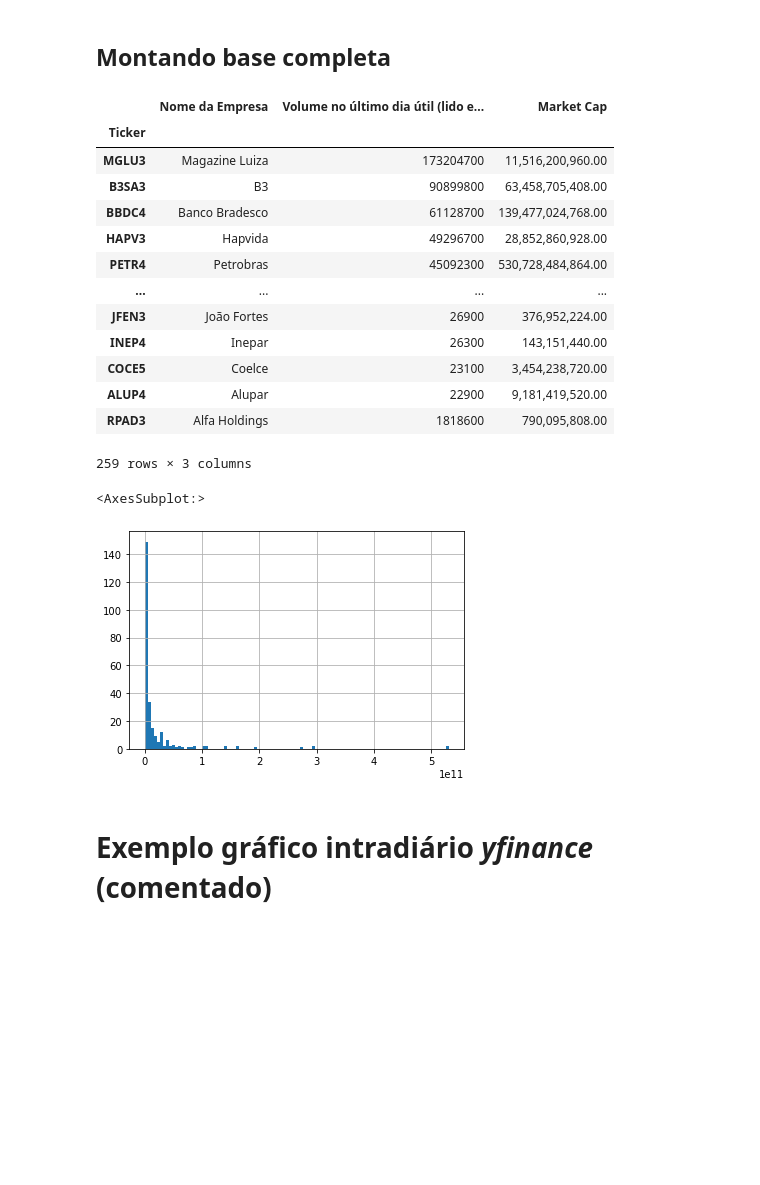
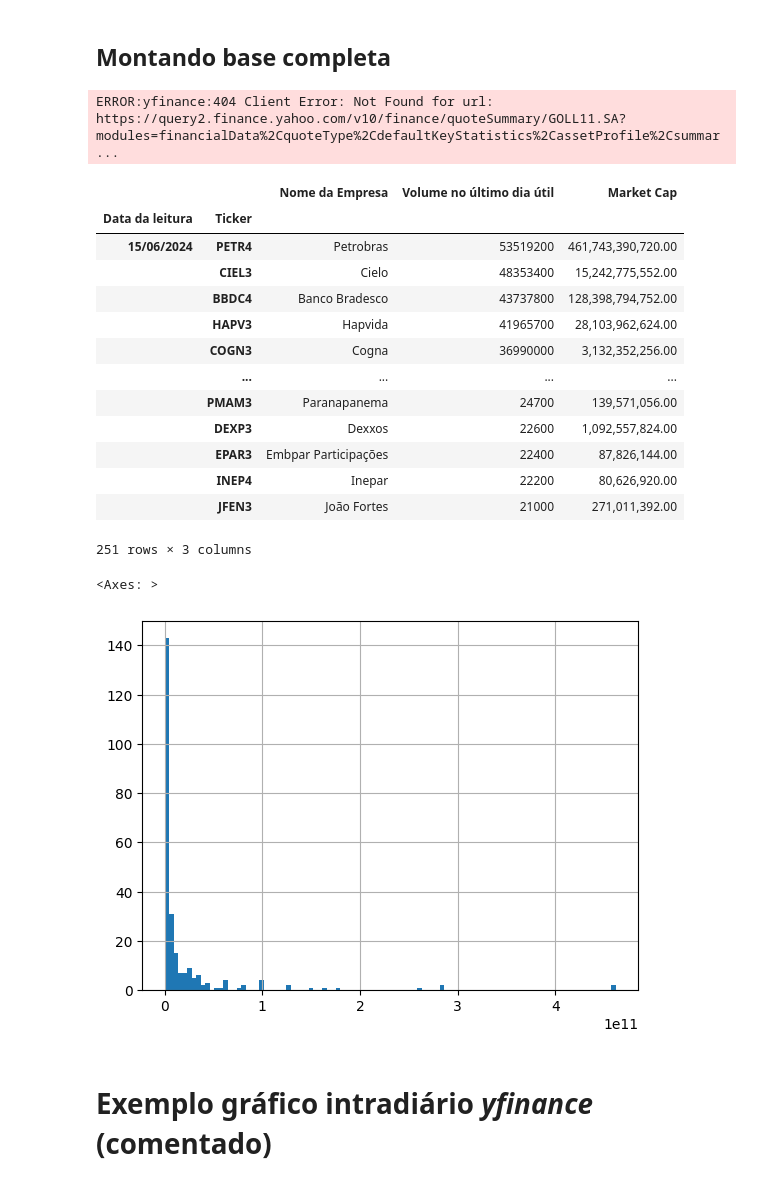
Before and after one commit to ricardopeloi/o_mais_novo_day_trader_do_brasil, a Jupyter notebook: O_mais_novo_Day_Trader_do_Brasil.ipynb, the cells around one changed output. Cells and saved outputs as stored; diff of their text form; code cells hidden in the pictures; blank space fills up the shorter version.

```diff
--- a/O_mais_novo_Day_Trader_do_Brasil.ipynb
+++ b/O_mais_novo_Day_Trader_do_Brasil.ipynb
@@ -371,6 +435,8 @@ if ler_dados_da_pasta == True:
 # Leitura
 # %% [markdown]
 ## Lista completa de ações da B3
+# %%
+data_hoje = datetime.now().strftime("%d/%m/%Y")
 # %%
 if ler_dados_da_pasta == False:
   url = "https://www.dadosdemercado.com.br/bolsa/acoes"
@@ -383,8 +449,8 @@ if ler_dados_da_pasta == False:
 
   soup_tabela_acoes = soup.find('div', class_='table-container').find_all("tr")
   lista_acoes = []
-  # data_de_hoje = "Volume em " + datetime.now().strftime("%d/%m/%Y")
-  data_de_hoje = "Volume no último dia útil (lido em " + datetime.now().strftime("%d/%m/%Y") + ")"
+  # data_de_hoje = "Volume em " + data_hoje
+  data_de_hoje = "Volume no último dia útil" # (lido em " + data_hoje + ")"
 
   for soup_acao in soup_tabela_acoes:
     # print("")
@@ -392,13 +458,19 @@ if ler_dados_da_pasta == False:
       lista_acoes.append({
           "Nome da Empresa": soup_acao.find_all("td")[1].text.strip(),
           "Ticker": soup_acao.find("a").text.strip(),
-          data_de_hoje: soup_acao.find_all("td")[2].text.strip()
+          data_de_hoje: soup_acao.find_all("td")[2].text.strip(),
+          "Data da leitura": data_hoje,
       })
     except:
       pass
 
   bd_lista_acoes = pd.DataFrame(lista_acoes)
-  bd_lista_acoes[data_de_hoje] = bd_lista_acoes[data_de_hoje].str.replace(".", "", regex = True).astype(int)
+  try:
+    bd_lista_acoes[data_de_hoje] = bd_lista_acoes[data_de_hoje].str.replace(".", "", regex = True).astype(int)
+  except:
+    bd_lista_acoes[data_de_hoje] = bd_lista_acoes[data_de_hoje].str.replace(".", "", regex = False).astype(int)
+
+  bd_lista_acoes = bd_lista_acoes.set_index(["Data da leitura", "Ticker"])
   bd_lista_acoes.to_excel(caminho_da_pasta + 'Bases/Lista de ações.xlsx')
 
 elif ler_dados_da_pasta == True:
@@ -409,5 +481,12 @@ elif ler_dados_da_pasta == True:
     index_col = 0
   )
 
+# len(bd_lista_acoes["Ticker"].unique())
+# bd_lista_acoes.groupby(["Ticker"]).count().sort_values("Nome da Empresa", ascending = False)
+# bd_lista_acoes[(bd_lista_acoes["Ticker"] == "IGTI4") + (bd_lista_acoes["Ticker"] == "IGTI3")]
+
+# bd_lista_acoes = bd_lista_acoes[bd_lista_acoes["Nome da Empresa"] != "Jereissati Participações"]
+
+bd_lista_acoes
 bd_lista_acoes#.info()
 # %% [output]
@@ -427,9 +506,0 @@ bd_lista_acoes#.info()
-# %%
-# len(bd_lista_acoes["Ticker"].unique())
-# bd_lista_acoes.groupby(["Ticker"]).count().sort_values("Nome da Empresa", ascending = False)
-# bd_lista_acoes[(bd_lista_acoes["Ticker"] == "IGTI4") + (bd_lista_acoes["Ticker"] == "IGTI3")]
-
-# bd_lista_acoes = bd_lista_acoes[bd_lista_acoes["Nome da Empresa"] != "Jereissati Participações"]
-bd_lista_acoes = bd_lista_acoes.set_index("Ticker")
-
-bd_lista_acoes
@@ -456,6 +512,8 @@ var_corte_volume = 20000
 var_coluna_volume = [col for col in bd_lista_acoes.columns if "Volume" in col]
 
 if ler_dados_da_pasta == False:
+  bd_lista_acoes = bd_lista_acoes.reset_index().set_index("Ticker")
+
   for ticker_acao in bd_lista_acoes.index:
     acao = yf.Ticker(ticker_acao + ".SA")
     try:
@@ -468,54 +526,55 @@ if ler_dados_da_pasta == False:
     # except:
     #   pass
 
-    display(acao)
+    # display(acao)
 
   # display(bd_lista_acoes)
 
   # bd_lista_acoes.groupby("Quote Type").count()
   # bd_lista_acoes["Market Cap"].hist(bins = 100)
 
 
   bd_lista_acoes_tratada = bd_lista_acoes[
       (bd_lista_acoes["Market Cap"] >= var_corte_market_cap)
       * (bd_lista_acoes[var_coluna_volume].iloc[:, 0] >= var_corte_volume)
       # * (~bd_lista_acoes["Quote Type"].isna()) \
       ]
 
 
   bd_lista_acoes_tratada.to_excel(caminho_da_pasta + 'Bases/Lista de ações Tratada.xlsx')
 
 
 elif ler_dados_da_pasta == True:
   bd_lista_acoes_tratada = pd.read_excel(
     caminho_da_pasta + 'Bases/Lista de ações Tratada.xlsx',
     # encoding = 'ISO-8859-1',
     # low_memory=False,
     index_col = 0
   )
 
+bd_lista_acoes_tratada = bd_lista_acoes_tratada.reset_index().set_index(["Data da leitura", "Ticker"])
 
 bd_lista_acoes_tratada.sort_values([col for col in bd_lista_acoes_tratada.columns if "Volume" in col], ascending = False)
 display(bd_lista_acoes_tratada)
-# bd_lista_acoes_tratada.groupby("Quote Type").count()
 bd_lista_acoes_tratada["Market Cap"].hist(bins = 100)
 # %% [output]
+ERROR:yfinance:404 Client Error: Not Found for url: https://query2.finance.yahoo.com/v10/finance/quoteSummary/GOLL11.SA?modules=financialData%2CquoteType%2CdefaultKeyStatistics%2CassetProfile%2Csummar ...
-|  | Nome da Empresa | Volume no último dia útil (lido e... | Market Cap |
-| Ticker |  |  |  |
-| MGLU3 | Magazine Luiza | 173204700 | 11,516,200,960.00 |
-| B3SA3 | B3 | 90899800 | 63,458,705,408.00 |
-| BBDC4 | Banco Bradesco | 61128700 | 139,477,024,768.00 |
-| HAPV3 | Hapvida | 49296700 | 28,852,860,928.00 |
-| PETR4 | Petrobras | 45092300 | 530,728,484,864.00 |
-| ... | ... | ... | ... |
-| JFEN3 | João Fortes | 26900 | 376,952,224.00 |
-| INEP4 | Inepar | 26300 | 143,151,440.00 |
-| COCE5 | Coelce | 23100 | 3,454,238,720.00 |
-| ALUP4 | Alupar | 22900 | 9,181,419,520.00 |
-| RPAD3 | Alfa Holdings | 1818600 | 790,095,808.00 |
+|  |  | Nome da Empresa | Volume no último dia útil | Market Cap |
+| Data da leitura | Ticker |  |  |  |
+| 15/06/2024 | PETR4 | Petrobras | 53519200 | 461,743,390,720.00 |
+|  | CIEL3 | Cielo | 48353400 | 15,242,775,552.00 |
+|  | BBDC4 | Banco Bradesco | 43737800 | 128,398,794,752.00 |
+|  | HAPV3 | Hapvida | 41965700 | 28,103,962,624.00 |
+|  | COGN3 | Cogna | 36990000 | 3,132,352,256.00 |
+|  | ... | ... | ... | ... |
+|  | PMAM3 | Paranapanema | 24700 | 139,571,056.00 |
+|  | DEXP3 | Dexxos | 22600 | 1,092,557,824.00 |
+|  | EPAR3 | Embpar Participações | 22400 | 87,826,144.00 |
+|  | INEP4 | Inepar | 22200 | 80,626,920.00 |
+|  | JFEN3 | João Fortes | 21000 | 271,011,392.00 |
-259 rows × 3 columns
-<AxesSubplot:>
+251 rows × 3 columns
+<Axes: >
-[figure, old version]
+[figure, new version]
 # %% [markdown]
 # Exemplo gráfico intradiário _yfinance_ (comentado)
 # %%
```
Also changed, not shown: parts of 23 cells of this notebook.
